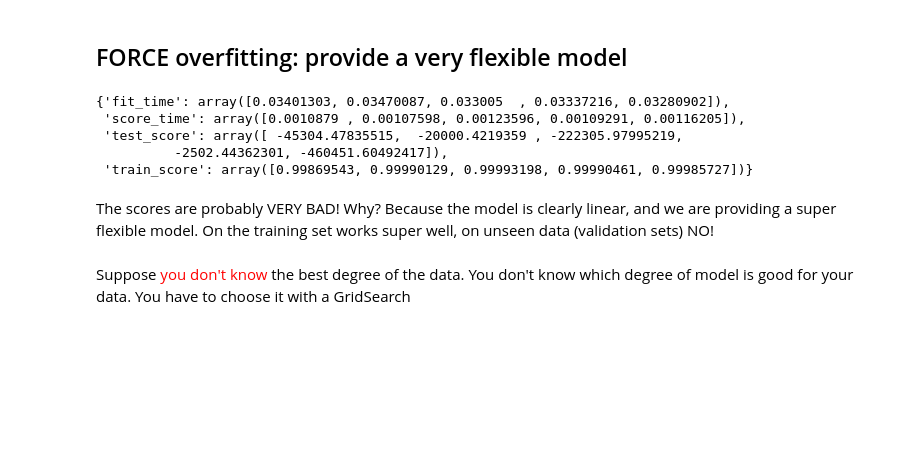
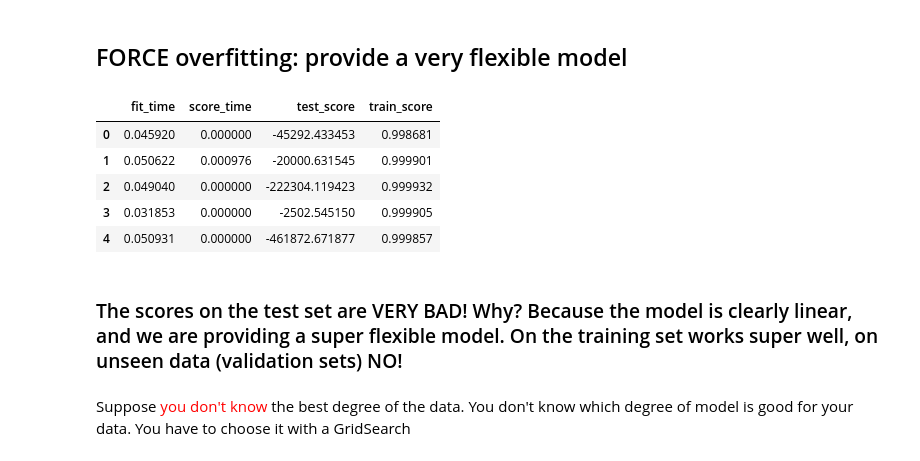
Before and after one commit to DamianoDellaLunga/ml_Fuerteventura, a Jupyter notebook: SESSION_14-Regression/SESSION_14.4_LinearRegProblems/EcommerceCustomers_LinearReg - CodingWaves_SOLVED.ipynb, the cells around one changed output. Cells and saved outputs as stored; diff of their text form; code cells hidden in the pictures; blank space fills up the shorter version.

```diff
--- a/SESSION_14-Regression/SESSION_14.4_LinearRegProblems/EcommerceCustomers_LinearReg - CodingWaves_SOLVED.ipynb
+++ b/SESSION_14-Regression/SESSION_14.4_LinearRegProblems/EcommerceCustomers_LinearReg - CodingWaves_SOLVED.ipynb
@@ -211,16 +233,17 @@ p = PolynomialFeatures(degree=10)
 X_train_poly = p.fit_transform(X_train)
 # %%
 scores = cross_validate(LinearRegression(), X_train_poly, y_train, cv=5, return_train_score=True)
-# %%
-scores
-# %% [output]
-{'fit_time': array([0.03401303, 0.03470087, 0.033005  , 0.03337216, 0.03280902]),
- 'score_time': array([0.0010879 , 0.00107598, 0.00123596, 0.00109291, 0.00116205]),
- 'test_score': array([ -45304.47835515,  -20000.4219359 , -222305.97995219,
-          -2502.44362301, -460451.60492417]),
- 'train_score': array([0.99869543, 0.99990129, 0.99993198, 0.99990461, 0.99985727])}
+# %%
+pd.DataFrame(scores)
+# %% [output]
+|  | fit_time | score_time | test_score | train_score |
+| 0 | 0.045920 | 0.000000 | -45292.433453 | 0.998681 |
+| 1 | 0.050622 | 0.000976 | -20000.631545 | 0.999901 |
+| 2 | 0.049040 | 0.000000 | -222304.119423 | 0.999932 |
+| 3 | 0.031853 | 0.000000 | -2502.545150 | 0.999905 |
+| 4 | 0.050931 | 0.000000 | -461872.671877 | 0.999857 |
 # %% [markdown]
-The scores are probably VERY BAD! Why? Because the model is clearly linear, and we are providing a super flexible model. On the training set works super well, on unseen data (validation sets) NO!
+### The scores on the test set are VERY BAD! Why? Because the model is clearly linear, and we are providing a super flexible model. On the training set works super well, on unseen data (validation sets) NO!
 # %% [markdown]
 Suppose <span style="color:red;">you don't know</span> the best degree of the data. You don't know which degree of model is good for your data. You have to choose it with a GridSearch
 # %%
```
Also changed, not shown: parts of 11 cells of this notebook, 6 other files.
